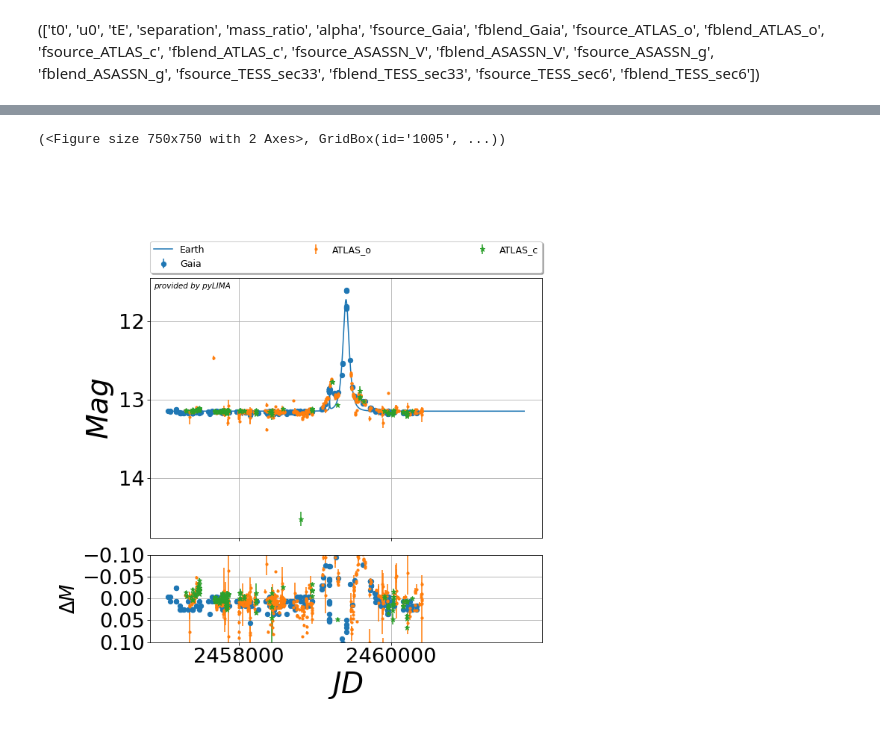
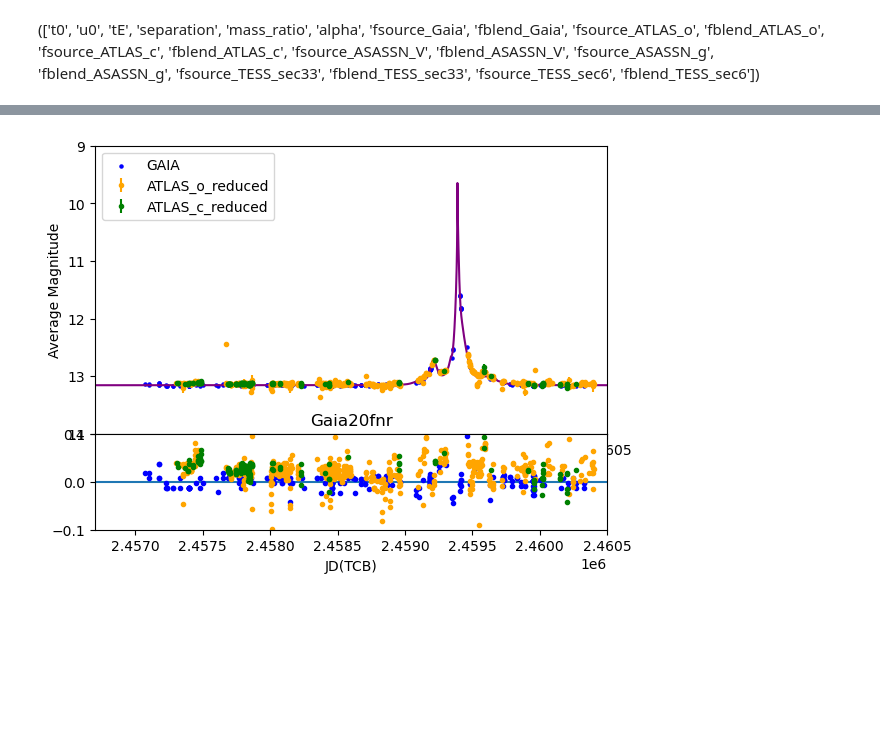
Before and after one commit to Atousa-Kalantari/ATLAS, a Jupyter notebook: Gaia20fnr/Gaia20fnr_all.ipynb, the cells around one changed output, grey strips where cells are left out. Saved outputs shown, nothing was run; the diff lists cells and outputs as text; code cells hidden in the pictures; blank space fills up the shorter version.

```diff
--- a/Gaia20fnr/Gaia20fnr_all.ipynb
+++ b/Gaia20fnr/Gaia20fnr_all.ipynb
@@ -254,14 +301,0 @@ ValueError: Encountered duplicate field name: 'fsource_Gaia'
-# %%
-%matplotlib widget
-from pyLIMA.outputs import pyLIMA_plots
-# from google.colab import output
-# output.enable_custom_widget_manager()
-
-pyLIMA_plots.plot_lightcurves(psbl, my_fit5.fit_results['best_model'])
-
-# plt.show()
-
-# output.disable_custom_widget_manager()
-# %% [output]
-(<Figure size 750x750 with 2 Axes>, GridBox(id='1005', ...))
-[figure, removed]
@@ -267,0 +304,47 @@ pyLIMA_plots.plot_lightcurves(psbl, my_fit5.fit_results['best_model'])
+# %%
+photm_model = psbl.compute_the_microlensing_model(pyLIMA_plots.list_of_fake_telescopes[0], pym)['photometry']
+# %%
+mag_model = 27.4-2.5*np.log10(photm_model)
+# %%
+mjd_fake = pyLIMA_plots.list_of_fake_telescopes[0].lightcurve_magnitude['time'].value
+# %%
+base = np.median(mag_model)
+# %%
+import matplotlib.pyplot as plt
+plt.close()
+fig1 = plt.figure(1)
+frame1=fig1.add_axes((.1,.3,.8,.6))
+plt.scatter(data_gaia['JD(TCB)'], data_gaia['averagemag'],s=5 ,color = 'blue', label='GAIA')
+plt.errorbar(data_o['t'], data_o['m']-(np.median(data_o['m'])-base)+0.05,yerr=data_o['m_err'],fmt='.', color='orange',label='ATLAS_o_reduced')
+plt.errorbar(data_c['t'],data_c['m']-(np.median(data_c['m'])-base)+0.05, yerr=data_c['m_err'] ,fmt='.', color='green',label='ATLAS_c_reduced')
+plt.plot(mjd_fake, mag_model, color = 'purple')
+plt.gca().invert_yaxis()
+plt.ylabel('Average Magnitude')
+plt.legend()
+plt.ylim(14,9)
+plt.xlim(2456700,2460500)
+
+frame2=fig1.add_axes((.1,.1,.8,.2))
+f = interp1d(mjd_fake, mag_model, assume_sorted = False)
+xnew_gaia_res = f(data_gaia['JD(TCB)'])- data_gaia['averagemag']
+plt.axhline(0)
+plt.plot(data_gaia['JD(TCB)'], xnew_gaia_res,'.', color = 'blue')
+
+xnew_atlas_o_res = f(data_o['t'])- (data_o['m']-(np.median(data_o['m'])-base)+0.05)
+plt.plot(data_o['t'], xnew_atlas_o_res,'.', color = 'orange')
+
+xnew_atlas_c_res = f(data_c['t'])- (data_c['m']-(np.median(data_c['m'])-base)+0.05)
+plt.plot(data_c['t'], xnew_atlas_c_res,'.', color = 'green')
+
+
+
+
+plt.xlabel('JD(TCB)')
+plt.title('Gaia20fnr')
+plt.gca().invert_yaxis()
+plt.ylim(-0.1,0.1)
+
+plt.xlim(2456700,2460500)
+plt.show()
+# %% [output]
+[figure, added]
```
Also changed, not shown: parts of 13 cells of this notebook.
